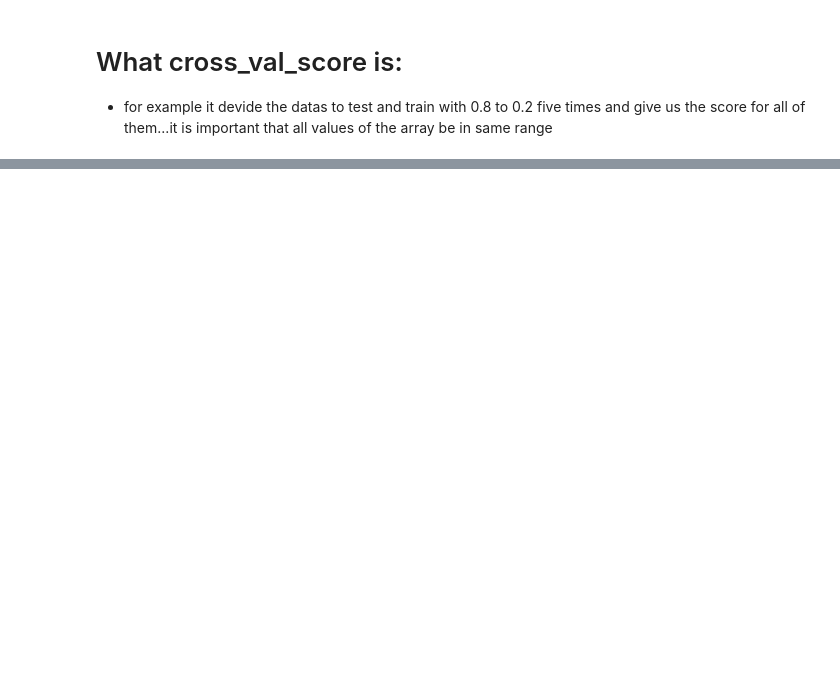
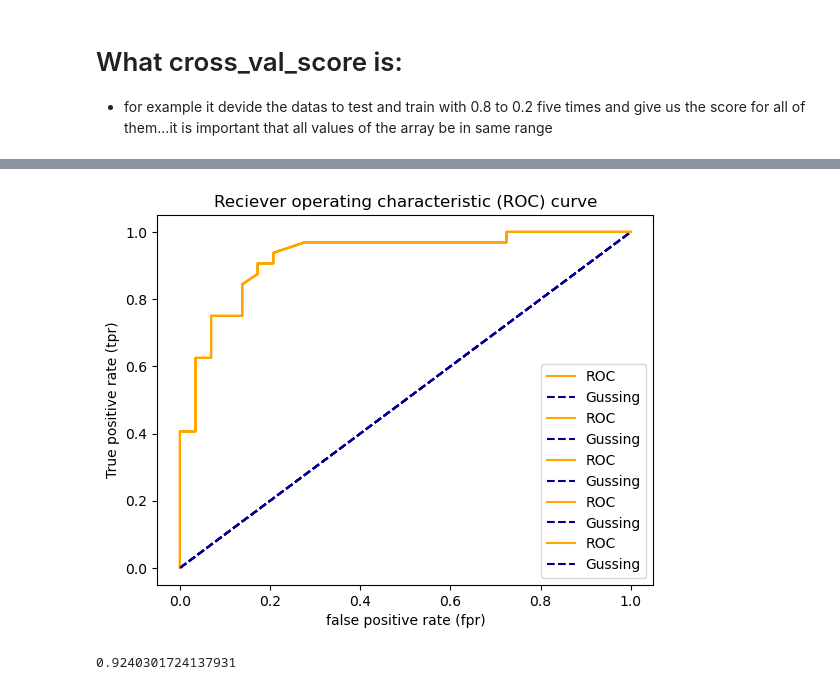
Before and after one commit to chialpp/ScikitLearn, a Jupyter notebook: scikit-learn-2.ipynb, the cells around one changed output, grey strips where cells are left out. Saved outputs shown, nothing was run; the diff lists cells and outputs as text; code cells hidden in the pictures; blank space fills up the shorter version.

Commit message:
ROC curve, AUC, true positive rate tpr and false positive rate fpr

```diff
--- a/scikit-learn-2.ipynb
+++ b/scikit-learn-2.ipynb
@@ -199,0 +235,5 @@ model.score(x_test,y_test)
+# %%
+from sklearn.metrics import roc_curve
+# make prediction with probabilities
+y_probs=model.predict_proba(x_test)
+y_probs[:10]
@@ -199,0 +251,3 @@ model.score(x_test,y_test)
+# %%
+y_probs_positive=y_probs[:,1]
+y_probs_positive[:10]
@@ -199,0 +256,7 @@ model.score(x_test,y_test)
+# %%
+# calculate fpr, tpr and thresholds
+import matplotlib.pyplot as plt
+fpr,tpr,threshold=roc_curve(y_test,y_probs_positive)
+
+# Check the false positive rates
+fpr
@@ -199,0 +271,27 @@ model.score(x_test,y_test)
+# %%
+# Create a function for ploting ROC curve
+import matplotlib.pyplot as plt
+%matplotlib inline
+
+def plot_roc_curve (fpr,tpr):
+    #"Plot ROC curve given the false positive rate (fpr) and true positive rate (tpr)of model"
+    #plot roc curve
+    plt.plot(fpr,tpr,color="orange",label="ROC")
+    # plot line with no prediction power (basic line)
+    plt.plot ([0,1],[0,1],color="darkblue",linestyle="--", label="Gussing")
+
+    # customize the plot
+    plt.xlabel("false positive rate (fpr)")
+    plt.ylabel("True positive rate (tpr)")
+    plt.title("Reciever operating characteristic (ROC) curve")
+    plt.legend()
+    plt.show()
+
+plot_roc_curve(fpr,tpr)
+# %% [output]
+[figure, added]
+# %%
+from sklearn.metrics import roc_auc_score
+roc_auc_score(y_test,y_probs_positive)
+# %% [output]
+0.9240301724137931
```
Also changed, not shown: parts of 12 cells of this notebook.
